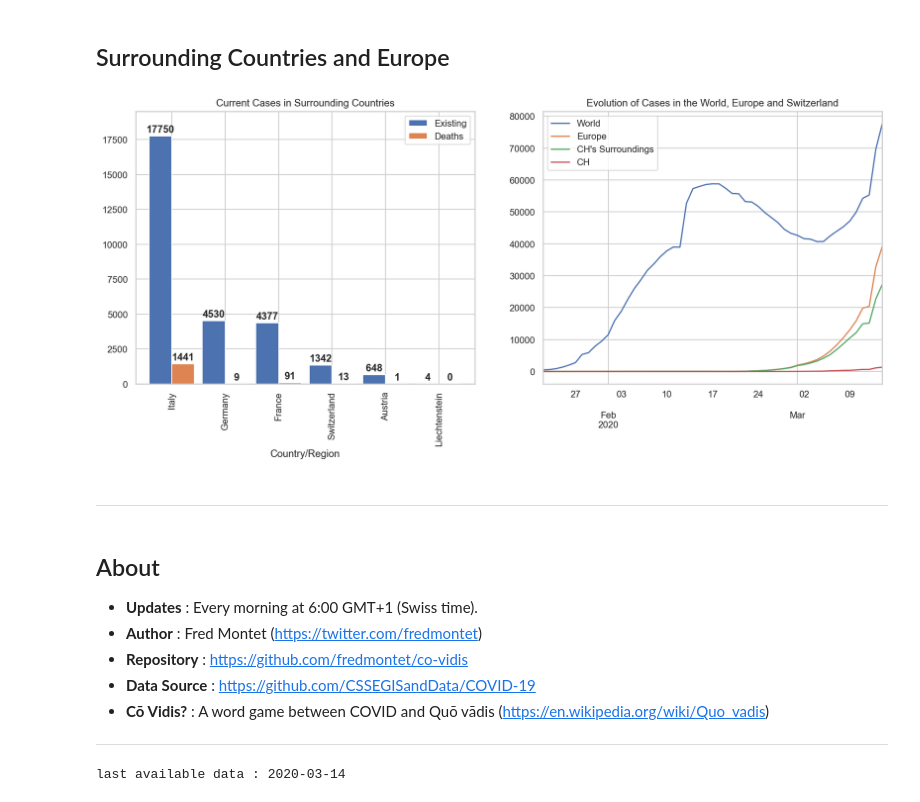
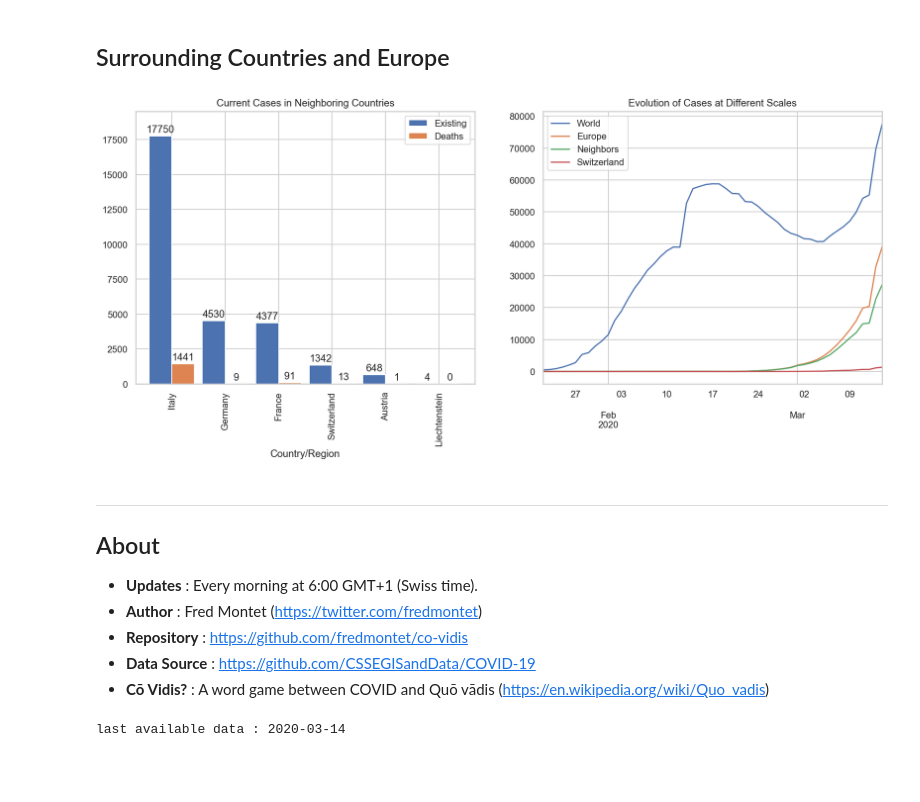
Before and after one commit to fredmontet/co-vidis, a Jupyter notebook: notebooks/co-vidis.ipynb, the cells around one changed output. Drawn from its saved outputs; the diff is of its cells as text; code cells hidden in the pictures; blank space fills up the shorter version.

```diff
--- a/notebooks/co-vidis.ipynb
+++ b/notebooks/co-vidis.ipynb
@@ -123,34 +121,34 @@ df = df.sort_values("Existing", ascending=False)
 # %%
 fig, (ax1, ax2) = plt.subplots(1,2)
 
 ax1.grid(True)
 ax1.set_ymargin(0.1)
-df.plot.bar(title="Current Cases in Surrounding Countries",
+df.plot.bar(title="Current Cases in Neighboring Countries",
             ax=ax1,
             width=0.85,
             figsize=(16,6));
 for p in ax1.patches:
     ax1.annotate(str(p.get_height()),
                  (p.get_x()+p.get_width()/2, p.get_height()+100),
                  ha='center',
                  va='center',
                  xytext=(0, 6),
                  textcoords='offset points',
-                 fontweight="semibold",
+                 #fontweight="semibold",
                  rotation=0)
 
 dfe = by_country["existing"]
-dfe.sum(axis=1).plot(ax=ax2, title="Evolution of Cases in the World, Europe and Switzerland");
+dfe.sum(axis=1).plot(ax=ax2, title="Evolution of Cases at Different Scales");
 dfe[EU].sum(axis=1).plot(ax=ax2)
 dfe[CH_neighbors].sum(axis=1).plot(ax=ax2)
 dfe[CH].sum(axis=1).plot(ax=ax2)
 
-ax2.legend(["World", "Europe", "CH's Surroundings", "CH"]);
+ax2.legend(["World", "Europe", "Neighbors", "Switzerland"]);
 # %% [output]
-[figure, old version]
+[figure, new version]
-# %% [markdown]
----
 # %% [markdown]
+---
+
 ## About
 
 - **Updates** : Every morning at 6:00 GMT+1 (Swiss time).
@@ -158,8 +156,6 @@ ax2.legend(["World", "Europe", "CH's Surroundings", "CH"]);
 - **Repository** : https://github.com/fredmontet/co-vidis
 - **Data Source** : https://github.com/CSSEGISandData/COVID-19
 - **Cō Vidis?** : A word game between COVID and Quō vādis (https://en.wikipedia.org/wiki/Quo_vadis)
-
----
 # %%
 print(f"last available data : {by_country['existing'].iloc[-1].name.date()}")
 # %% [output]
```
Also changed, not shown: parts of 2 cells of this notebook.
